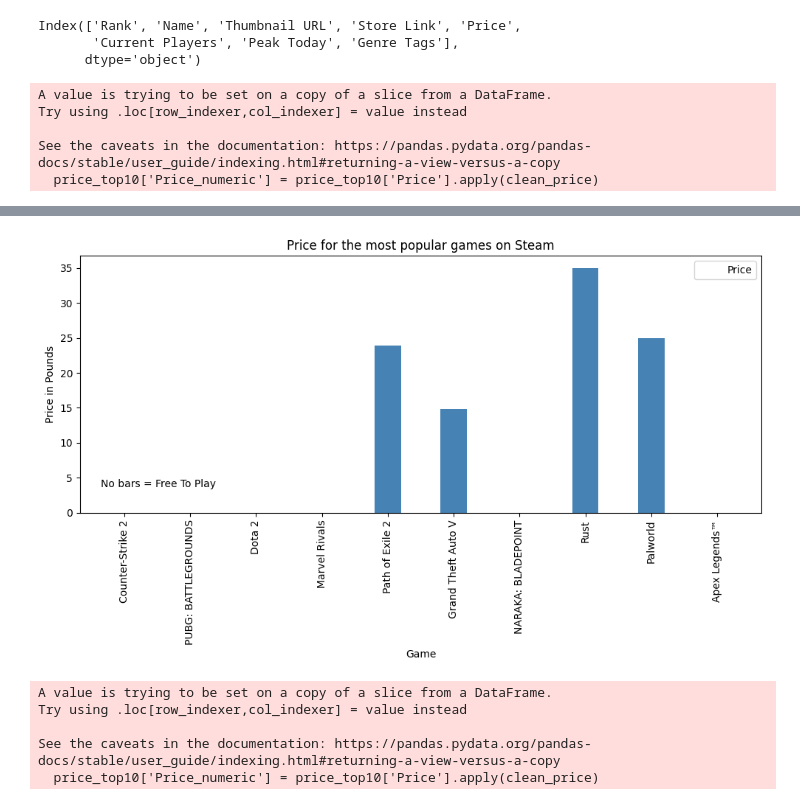
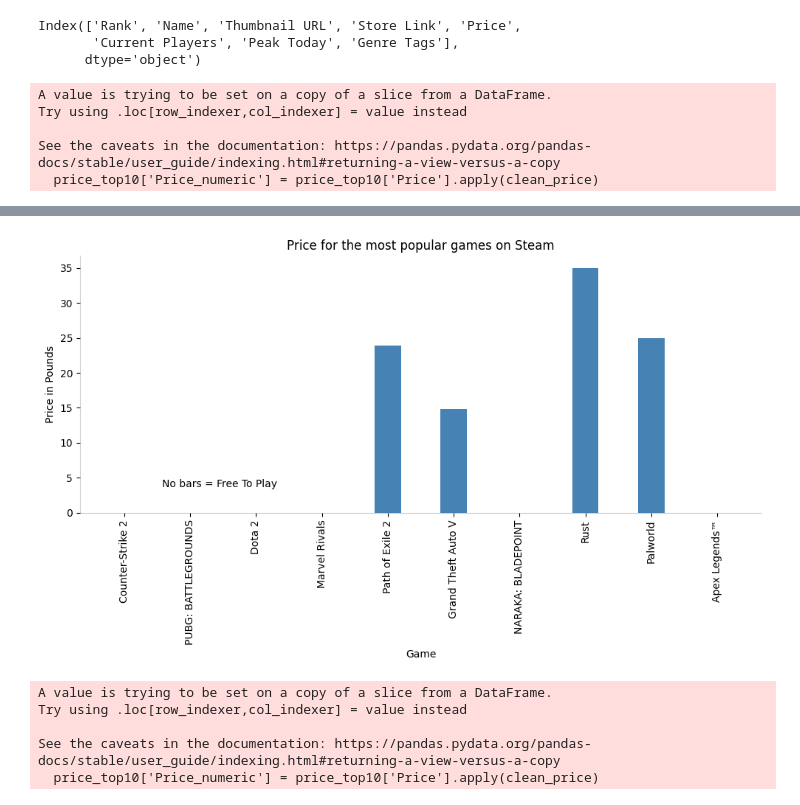
Before and after one commit to Nirre23/data_visualization, a Jupyter notebook: exercises/exercise0/steam_games.ipynb, the cells around one changed output, grey strips where cells are left out. Drawn from its saved outputs; the diff is of its cells as text; code cells hidden in the pictures.

```diff
--- a/exercises/exercise0/steam_games.ipynb
+++ b/exercises/exercise0/steam_games.ipynb
@@ -173,18 +174,21 @@ for bar, value in zip(bars, price_top10['Price_numeric']):
 ax.set_xlabel('Game')
 ax.set_ylabel('Price in Pounds')
 ax.set_title('Price for the most popular games on Steam')
-ax.legend()
+
 ax.annotate('No bars = Free To Play',
-            xy=(0.03, 0.10), xycoords='axes fraction',
+            xy=(0.12, 0.10), xycoords='axes fraction',
             fontsize=10, color='black')
 
 # Dynamisk y-ticks
 max_price = price_top10['Price_numeric'].max()
 ax.set_yticks(range(0, int(max_price)+5, 5))
+ax.spines['top'].set_visible(False)
+ax.spines['right'].set_visible(False)
+ax.spines['left'].set_alpha(0.34),ax.spines['left'].set_color('grey')
+ax.spines['bottom'].set_alpha(0.2)
 
 plt.xticks(rotation=90)
 plt.tight_layout()
-plt
 # %% [output]
 A value is trying to be set on a copy of a slice from a DataFrame.
 Try using .loc[row_indexer,col_indexer] = value instead
@@ -195,4 +198,4 @@ See the caveats in the documentation: https://pandas.pydata.org/pandas-docs/stab
-[figure, old version]
+[figure, new version]
 # %%
 from matplotlib.lines import Line2D
 
```
Also changed, not shown: parts of 3 cells of this notebook, 8 other files.
